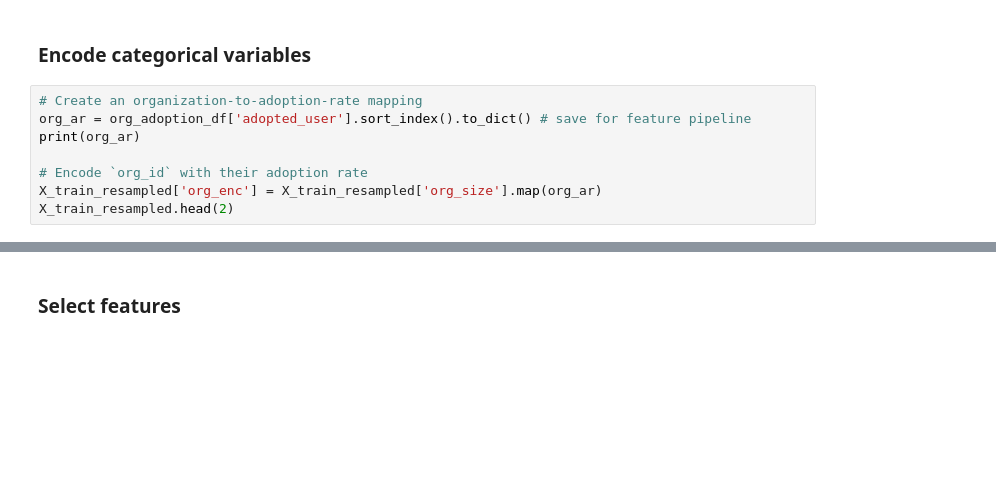
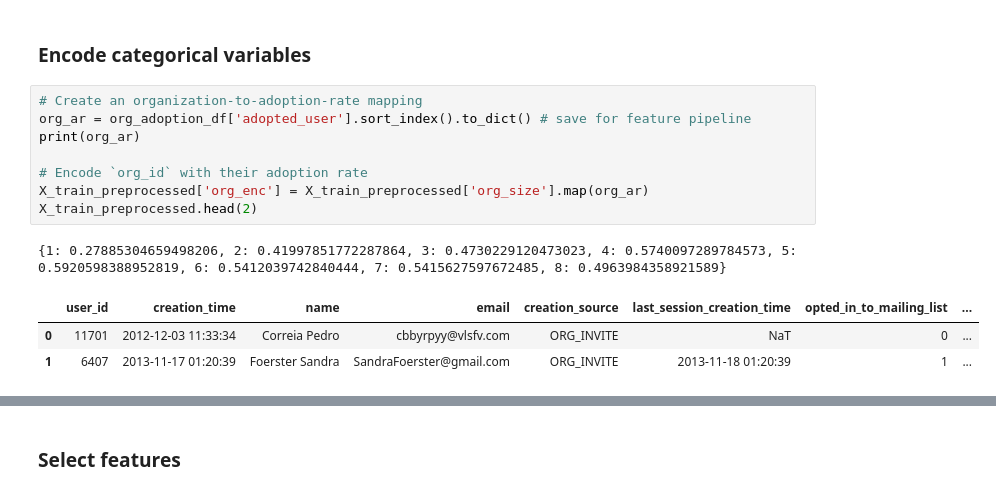
Before and after one commit to tri-bui/relax-challenge, a Jupyter notebook: relax_challenge.ipynb, the cells around one changed output, grey strips where cells are left out. Cells and saved outputs as stored; diff of their text form; blank space fills up the shorter version.

Commit message:
Update train_resampled to train_preprocessed in categorical encoding section

```diff
--- a/relax_challenge.ipynb
+++ b/relax_challenge.ipynb
@@ -431,10 +431,15 @@ org_adoption_df
 # %%
 # Create an organization-to-adoption-rate mapping
 org_ar = org_adoption_df['adopted_user'].sort_index().to_dict() # save for feature pipeline
 print(org_ar)
 
 # Encode `org_id` with their adoption rate
-X_train_resampled['org_enc'] = X_train_resampled['org_size'].map(org_ar)
-X_train_resampled.head(2)
+X_train_preprocessed['org_enc'] = X_train_preprocessed['org_size'].map(org_ar)
+X_train_preprocessed.head(2)
+# %% [output]
+{1: 0.27885304659498206, 2: 0.41997851772287864, 3: 0.4730229120473023, 4: 0.5740097289784573, 5: 0.5920598388952819, 6: 0.5412039742840444, 7: 0.5415627597672485, 8: 0.4963984358921589}
+|  | user_id | creation_time | name | email | creation_source | last_session_creation_time | opted_in_to_mailing_list | ... |
+| 0 | 11701 | 2012-12-03 11:33:34 | Correia Pedro | cbbyrpyy@vlsfv.com | ORG_INVITE | NaT | 0 | ... |
+| 1 | 6407 | 2013-11-17 01:20:39 | Foerster Sandra | SandraFoerster@gmail.com | ORG_INVITE | 2013-11-18 01:20:39 | 1 | ... |
 # %%
 # Encode creation_source
```
Also changed, not shown: parts of 2 cells of this notebook.
